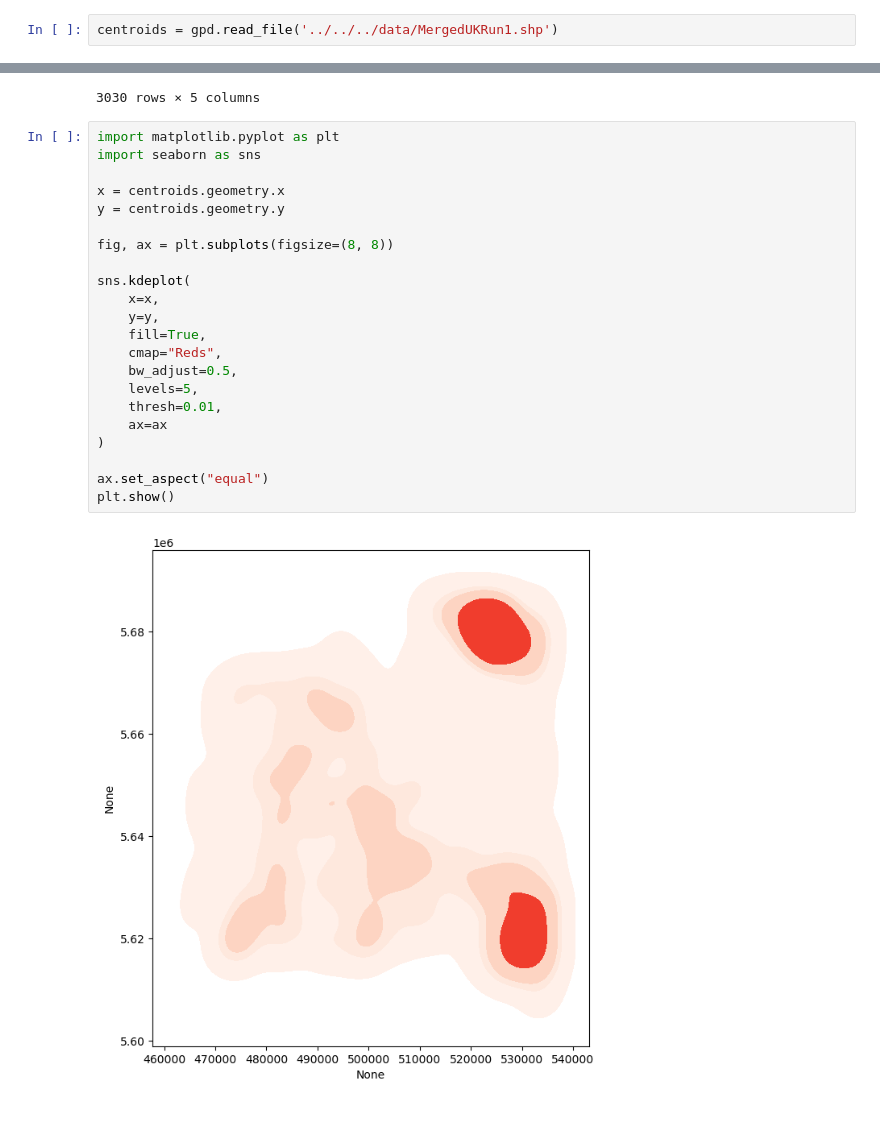
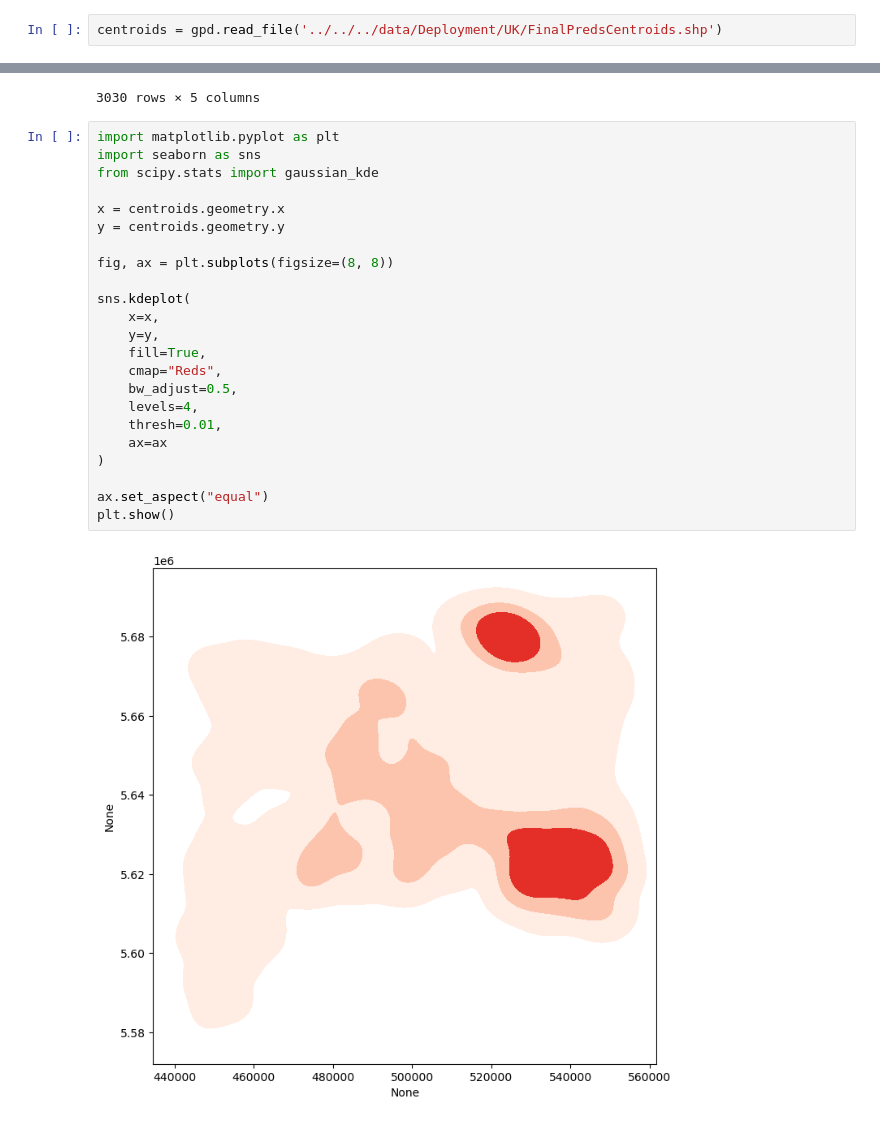
Before and after one commit to willhcm/scd-detection, a Jupyter notebook: code/notebooks/geostats/kde.ipynb, the cells around one changed output, grey strips where cells are left out. Drawn from its saved outputs; the diff is of its cells as text.

Commit message:
restructure repo and further plots for report

```diff
--- a/code/notebooks/geostats/kde.ipynb
+++ b/code/notebooks/geostats/kde.ipynb
@@ -4,7 +4,7 @@ import pandas as pd
 import matplotlib.pyplot as plt
 import geopandas as gpd
 # %%
-centroids = gpd.read_file('../../../data/MergedUKRun1.shp')
+centroids = gpd.read_file('../../../data/Deployment/UK/FinalPredsCentroids.shp')
 # %%
 centroids
 # %% [output]
@@ -24,24 +24,25 @@ centroids
 # %%
 import matplotlib.pyplot as plt
 import seaborn as sns
+from scipy.stats import gaussian_kde
 
 x = centroids.geometry.x
 y = centroids.geometry.y
 
 fig, ax = plt.subplots(figsize=(8, 8))
 
 sns.kdeplot(
     x=x,
     y=y,
     fill=True,
     cmap="Reds",
     bw_adjust=0.5,
-    levels=5,
+    levels=4,
     thresh=0.01,
     ax=ax
 )
 
 ax.set_aspect("equal")
 plt.show()
 # %% [output]
-[figure, old version]
+[figure, new version]
```
Also changed, not shown: parts of 4 cells of this notebook, 37 other files.
